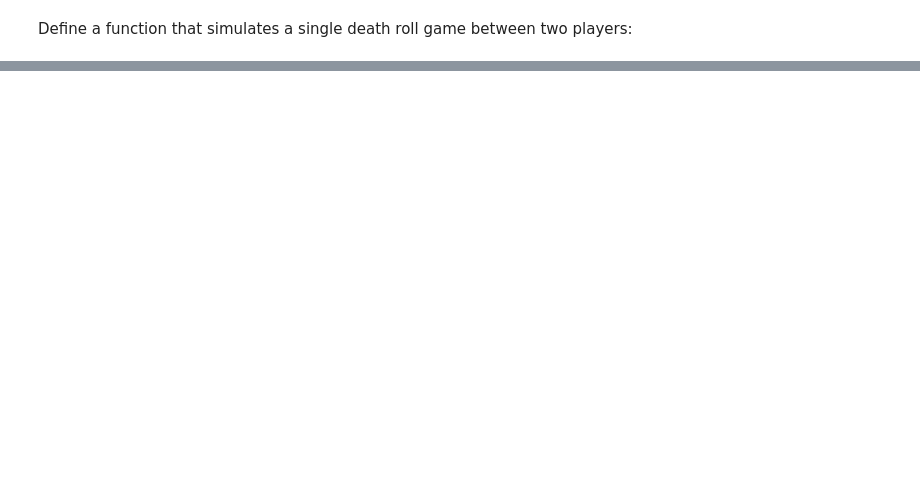
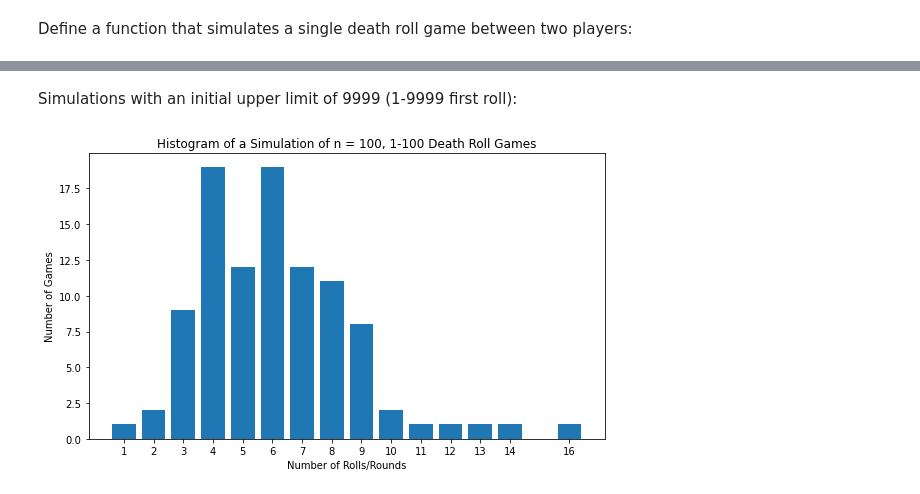
Before and after one commit to SlyZorua/deathroll_analysis, a Jupyter notebook: deathroll_analysis.ipynb, the cells around one changed output, grey strips where cells are left out. Saved outputs shown, nothing was run; the diff lists cells and outputs as text; code cells hidden in the pictures; blank space fills up the shorter version.

```diff
--- a/deathroll_analysis.ipynb
+++ b/deathroll_analysis.ipynb
@@ -94,0 +107,6 @@ def simulate_death_roll(initial_upper, n):
+# %% [markdown]
+Simulations with an initial upper limit of 9999 (1-9999 first roll):
+# %%
+simulate_death_roll(100, 100, True, False)
+# %% [output]
+[figure, added]
```
Also changed, not shown: parts of 20 cells of this notebook.
